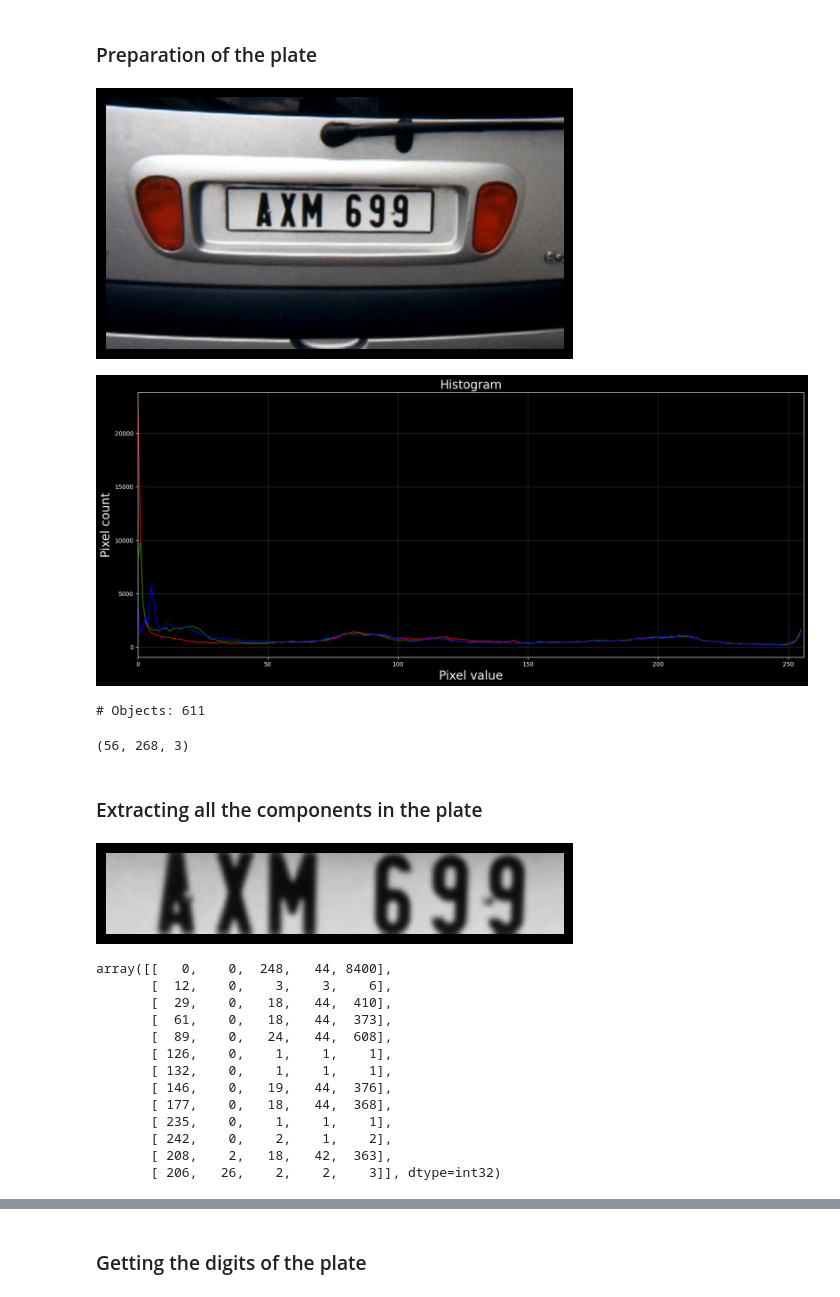
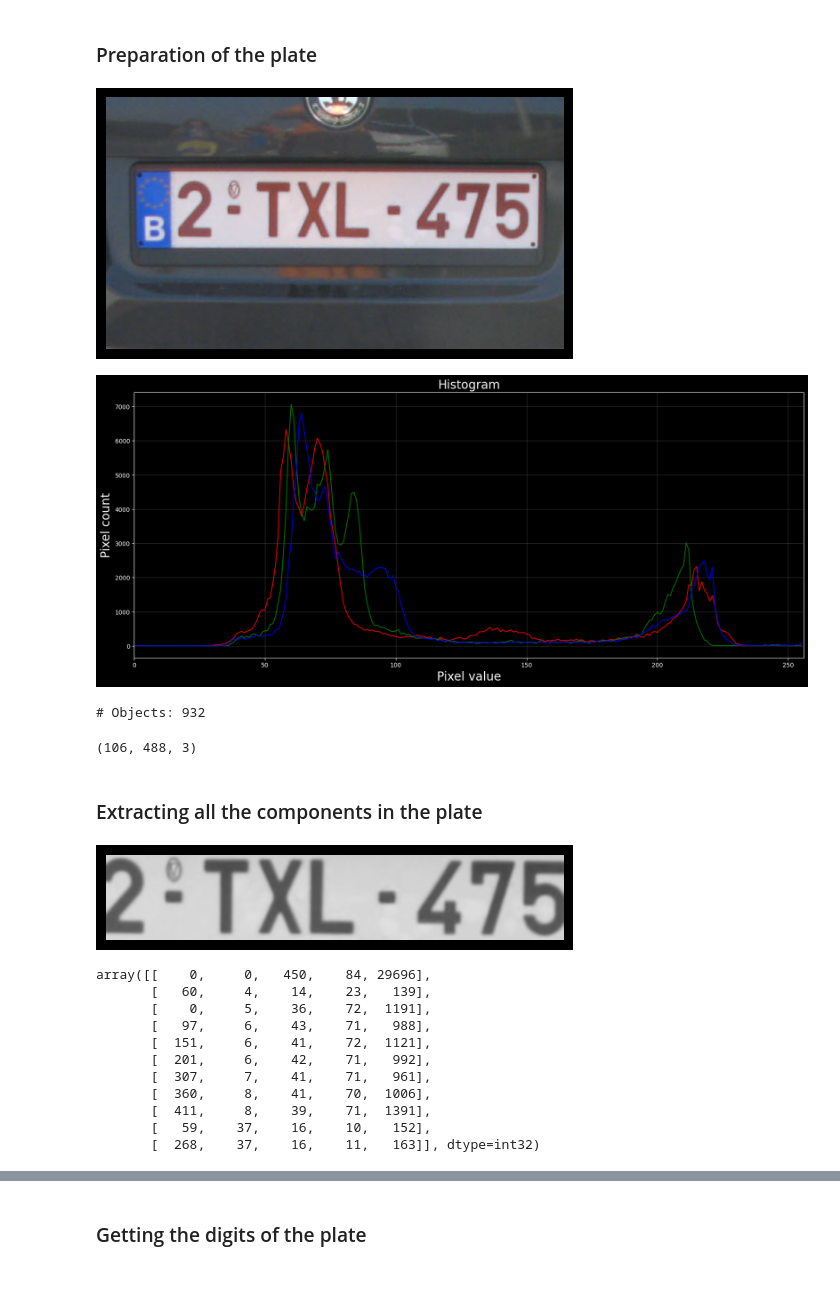
Before and after one commit to dan-behar/Computer_Vision, a Jupyter notebook: Proyecto1/script.ipynb, the cells around one changed output, grey strips where cells are left out. Cells and saved outputs as stored; diff of their text form; code cells hidden in the pictures.

```diff
--- a/Proyecto1/script.ipynb
+++ b/Proyecto1/script.ipynb
@@ -27,13 +27,13 @@ plt.style.use(['dark_background'])
 # %% [markdown]
 ### Preparation of the plate
 # %%
-img_raw = cv.imread('LicencePlates/images197.jpg', cv.IMREAD_COLOR)
+img_raw = cv.imread('LicencePlates/images85.jpg', cv.IMREAD_COLOR)
 img_raw = cv.cvtColor(img_raw, cv.COLOR_BGR2RGB)
 cvlib.imgview(img_raw)
 cvlib.colorhist(img_raw)
 # %% [output]
-[figure, old version]
+[figure, new version]
-[figure, old version]
+[figure, new version]
 # %%
 # Variances expresed in the prev graf to get the lowest
 red = np.var(img_raw[:,:,0])
@@ -57,7 +57,7 @@ thresh = cv.adaptiveThreshold(imgray, 255,cv.ADAPTIVE_THRESH_GAUSSIAN_C, cv.THRE
 contours, hierarchy = cv.findContours(thresh, cv.RETR_TREE,cv.CHAIN_APPROX_SIMPLE)
 print("# Objects:", len(contours))
 # %% [output]
-# Objects: 611
+# Objects: 932
 # %%
 # Getting the plate searching the most rectangular one
 img = img_raw.copy()
@@ -74,11 +74,12 @@ for i, contorn in enumerate(contours):
 # %%
 # Plate identified
 x, y, w, h = cv.boundingRect(contours[n])
+xp, yp = x, y
 objective = img_raw[y:y+h, x:x+w]
 cv.rectangle(img_raw, (x, y), (x + w, y + h), (0, 255, 0), 4)
 print(objective.shape)
 # %% [output]
-(56, 268, 3)
+(106, 488, 3)
 # %% [markdown]
 ### Extracting all the components in the plate
 # %%
@@ -99,7 +100,7 @@ hist = cv.calcHist([plate], [0], None, [256], [0, 256])
 # %%
 cvlib.imgview(plate)
 # %% [output]
-[figure, old version]
+[figure, new version]
 # %%
 # Binarizing
 glow = sum(hist[100:])
@@ -144,17 +145,15 @@ else:
 # %%
 components[2]
 # %% [output]
-array([[   0,    0,  248,   44, 8400],
-       [  12,    0,    3,    3,    6],
-       [  29,    0,   18,   44,  410],
-       [  61,    0,   18,   44,  373],
-       [  89,    0,   24,   44,  608],
-       [ 126,    0,    1,    1,    1],
-       [ 132,    0,    1,    1,    1],
-       [ 146,    0,   19,   44,  376],
-       [ 177,    0,   18,   44,  368],
-       [ 235,    0,    1,    1,    1],
-       [ 242,    0,    2,    1,    2],
-       [ 208,    2,   18,   42,  363],
-       [ 206,   26,    2,    2,    3]], dtype=int32)
+array([[    0,     0,   450,    84, 29696],
+       [   60,     4,    14,    23,   139],
+       [    0,     5,    36,    72,  1191],
+       [   97,     6,    43,    71,   988],
+       [  151,     6,    41,    72,  1121],
+       [  201,     6,    42,    71,   992],
+       [  307,     7,    41,    71,   961],
+       [  360,     8,    41,    70,  1006],
+       [  411,     8,    39,    71,  1391],
+       [   59,    37,    16,    10,   152],
+       [  268,    37,    16,    11,   163]], dtype=int32)
 # %%
```
Also changed, not shown: parts of 13 cells of this notebook.
